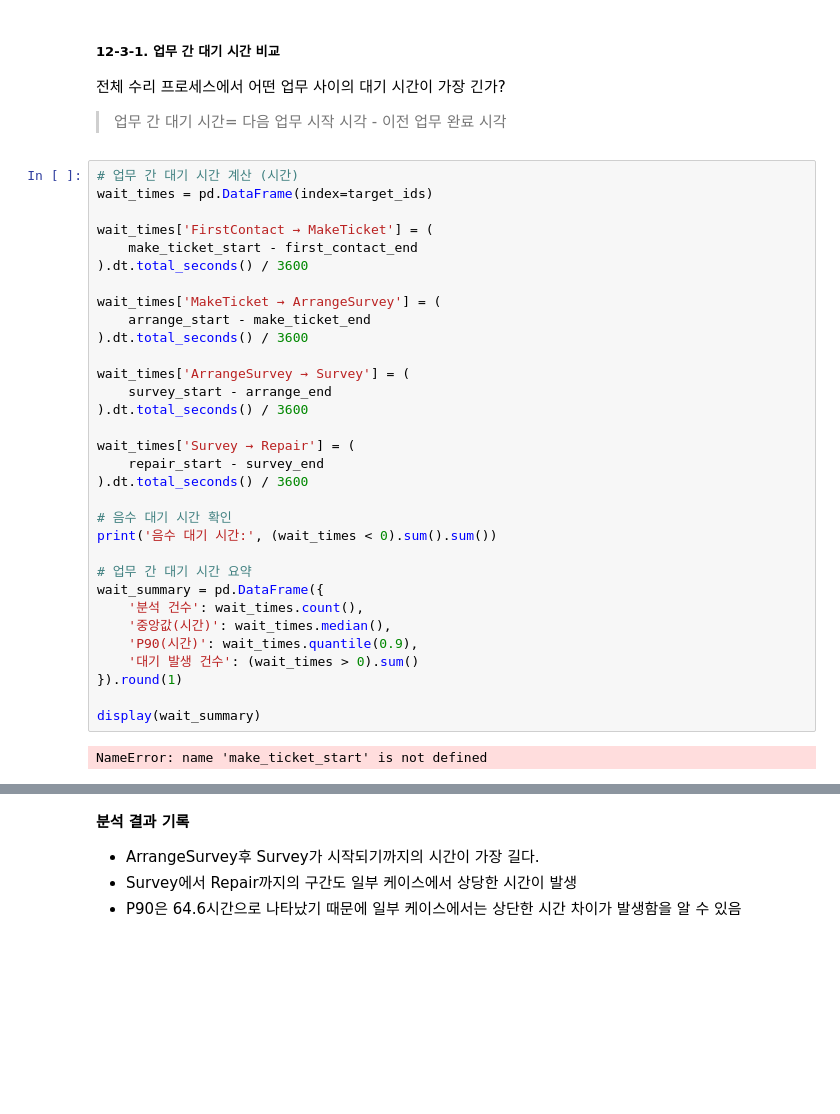
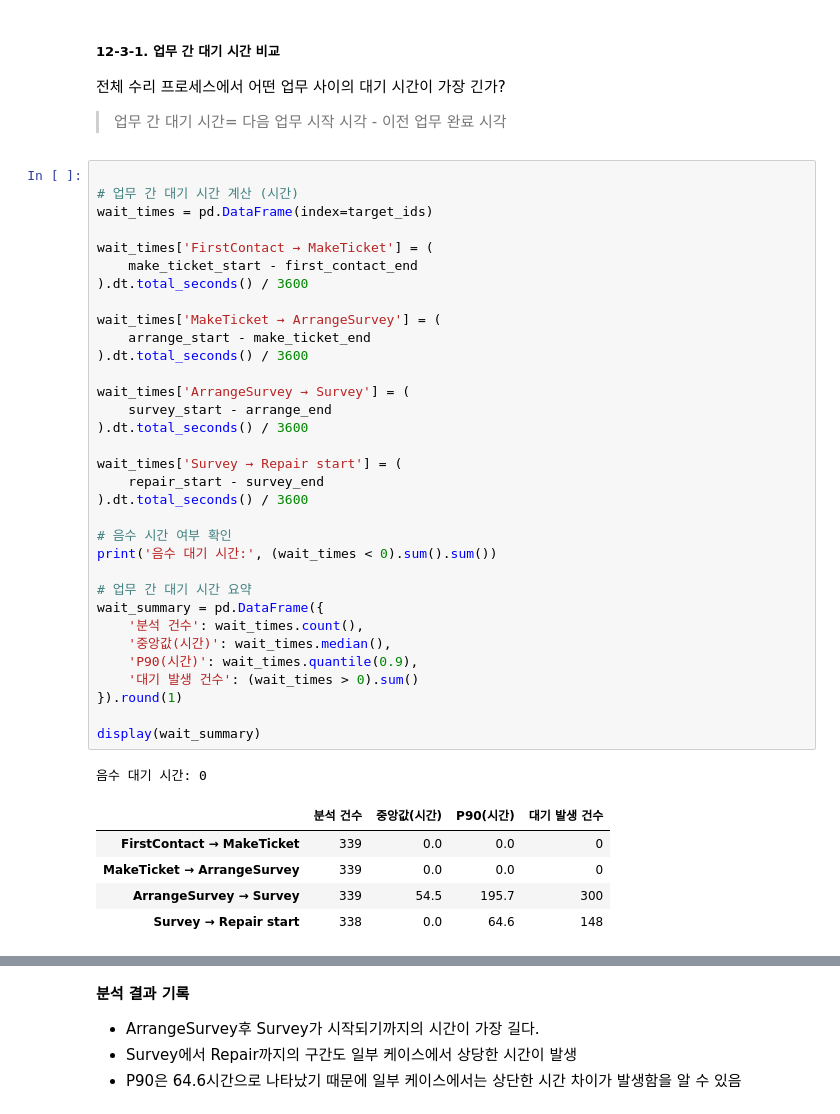
Before and after one commit to roh-git/DA_Assignment, a Jupyter notebook: repair2_분석.ipynb, the cells around one changed output, grey strips where cells are left out. Cells and saved outputs as stored; diff of their text form; blank space fills up the shorter version.

```diff
--- a/repair2_분석.ipynb
+++ b/repair2_분석.ipynb
@@ -2769,39 +2769,45 @@ plt.show()
 전체 수리 프로세스에서 어떤 업무 사이의 대기 시간이 가장 긴가?
 > 업무 간 대기 시간= 다음 업무 시작 시각 - 이전 업무 완료 시각
 # %%
+
 # 업무 간 대기 시간 계산 (시간)
 wait_times = pd.DataFrame(index=target_ids)
 
 wait_times['FirstContact → MakeTicket'] = (
     make_ticket_start - first_contact_end
 ).dt.total_seconds() / 3600
 
 wait_times['MakeTicket → ArrangeSurvey'] = (
     arrange_start - make_ticket_end
 ).dt.total_seconds() / 3600
 
 wait_times['ArrangeSurvey → Survey'] = (
     survey_start - arrange_end
 ).dt.total_seconds() / 3600
 
-wait_times['Survey → Repair'] = (
+wait_times['Survey → Repair start'] = (
     repair_start - survey_end
 ).dt.total_seconds() / 3600
 
-# 음수 대기 시간 확인
+# 음수 시간 여부 확인
 print('음수 대기 시간:', (wait_times < 0).sum().sum())
 
 # 업무 간 대기 시간 요약
 wait_summary = pd.DataFrame({
     '분석 건수': wait_times.count(),
     '중앙값(시간)': wait_times.median(),
     'P90(시간)': wait_times.quantile(0.9),
     '대기 발생 건수': (wait_times > 0).sum()
 }).round(1)
 
 display(wait_summary)
 # %% [output]
-NameError: name 'make_ticket_start' is not defined
+음수 대기 시간: 0
+|  | 분석 건수 | 중앙값(시간) | P90(시간) | 대기 발생 건수 |
+| FirstContact → MakeTicket | 339 | 0.0 | 0.0 | 0 |
+| MakeTicket → ArrangeSurvey | 339 | 0.0 | 0.0 | 0 |
+| ArrangeSurvey → Survey | 339 | 54.5 | 195.7 | 300 |
+| Survey → Repair start | 338 | 0.0 | 64.6 | 148 |
 # %%
 ax = wait_summary[['중앙값(시간)', 'P90(시간)']].plot.bar(
     figsize=(10, 4),
```
Also changed, not shown: parts of 52 cells of this notebook.
